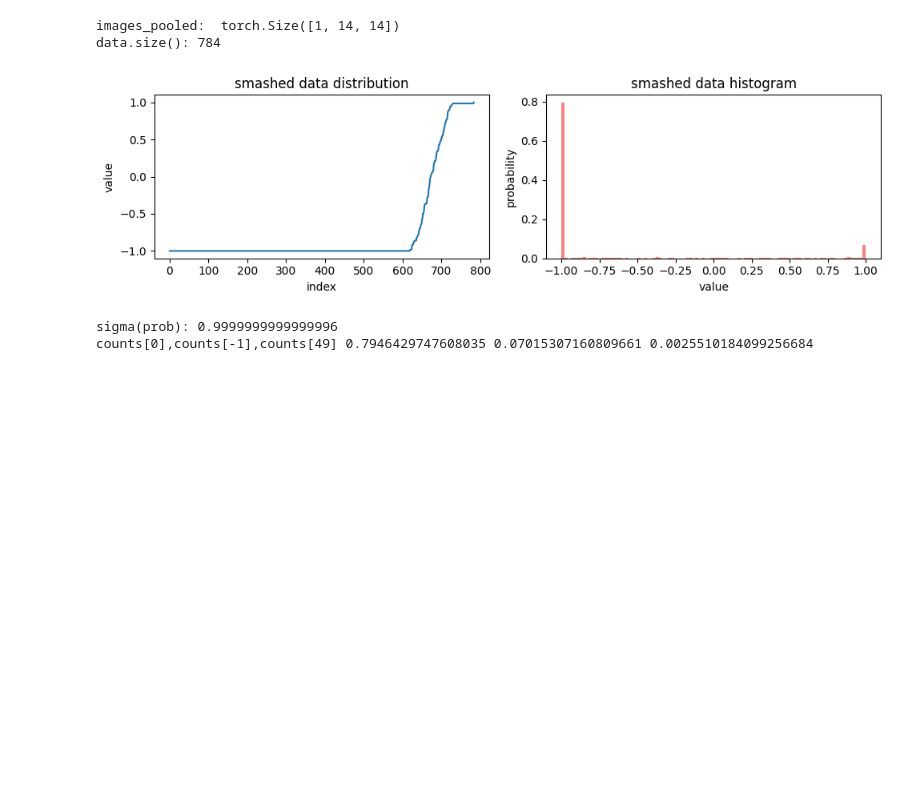
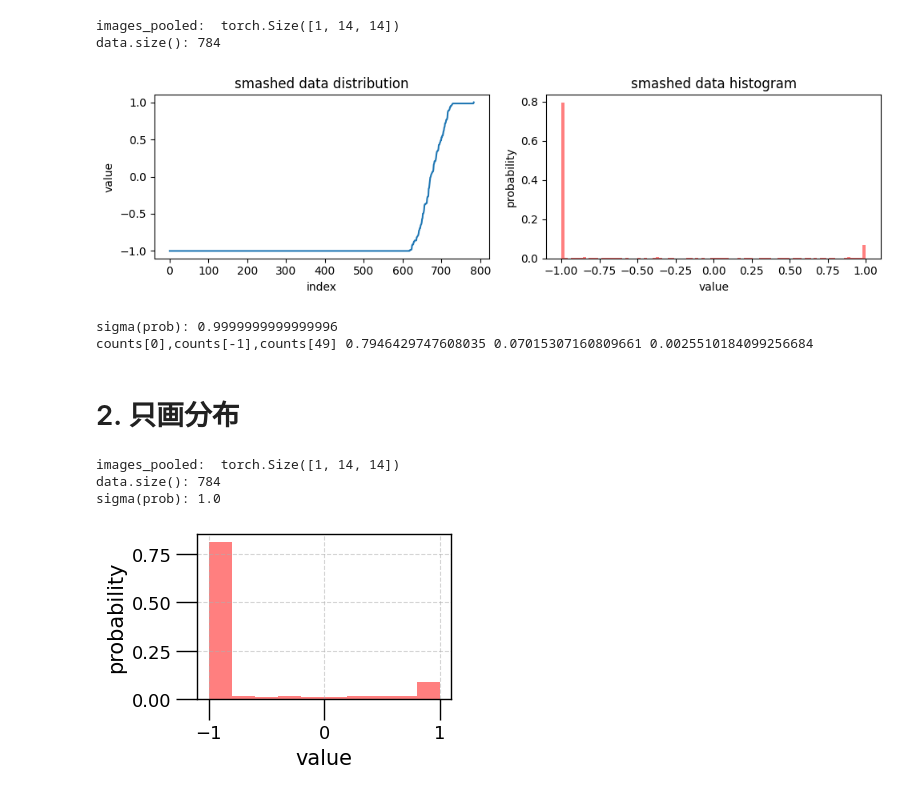
Before and after one commit to Fintech0517/PP-Split, a Jupyter notebook: target_model/dataset.ipynb, the cells around one changed output. Cells and saved outputs as stored; diff of their text form; code cells hidden in the pictures; blank space fills up the shorter version.

```diff
--- a/target_model/dataset.ipynb
+++ b/target_model/dataset.ipynb
@@ -8,5 +45,6 @@ from target_model.data_preprocessing.preprocess_mnist import get_mnist_normalize
 # %%
-train_loader, test_loader = get_mnist_normalize(batch_size=1,test_bs=1)
-# train_loader, test_loader = get_cifar10_normalize(batch_size=1,test_bs=1)
-one_image = next(iter(train_loader))[0]
-print(one_image.shape)
+mnist_train_loader, mnist_test_loader = get_mnist_normalize(batch_size=1,test_bs=1)
+cifar10_train_loader, cifar10_test_loader = get_cifar10_normalize(batch_size=1,test_bs=1)
+mnist_one_image = next(iter(mnist_train_loader))[0]
+cifar10_one_image = next(iter(cifar10_train_loader))[0]
+# print(one_image.shape)
@@ -37,13 +57,13 @@ tensor([[[-1.0000, -1.0000, -1.0000, -1.0000, -1.0000, -1.0000, -1.0000,
 import numpy as np
 import matplotlib.pyplot as plt
 
-def plot_smashed_distribution(smashed_data,start = -1, end = 1):
+def plot_smashed_distribution_and_accumulated(smashed_data,start = -1, end = 1):
     data = smashed_data.flatten().numpy() # 拉平后的数据
     data_sort = np.sort(data) # 排序后的拉平数据
     data_size = np.size(data) # 数据的大小
 
     print("data.size():",data_size)
-    counts, buckets = np.histogram(data, bins=100 if 100 < data_size else data_size, density=True)
+    counts, buckets = np.histogram(data, bins=1000 if 1000 < data_size else data_size, density=True)
     # counts, buckets = np.histogram(data, bins=10, density=True)
 
     # 画图 index-value 图1
@@ -83,3 +103,51 @@ data.size(): 784
 [figure]
 sigma(prob): 0.9999999999999996
 counts[0],counts[-1],counts[49] 0.7946429747608035 0.07015307160809661 0.0025510184099256684
+# %% [markdown]
+# 2. 只画分布
+# %%
+# 只画distribution
+# 看分布
+import numpy as np
+import matplotlib.pyplot as plt
+
+def plot_smashed_distribution(smashed_data,start = -1, end = 1):
+    data = smashed_data.flatten().numpy() # 拉平后的数据
+    data_sort = np.sort(data) # 排序后的拉平数据
+    data_size = np.size(data) # 数据的大小
+
+    print("data.size():",data_size)
+    counts, buckets = np.histogram(data, bins=10 if 10 < data_size else data_size, density=True)
+    # counts, buckets = np.histogram(data, bins=10, density=True)
+
+    # 画图 index-value 图1
+    plt.figure(figsize=(4,6))
+
+    # 画图 value-probability 图2
+    counts = counts/np.sum(counts) # 如果start和end不是[0，1]就都要用
+    # edges = np.hstack((buckets,np.array([buckets[-1]+(buckets[1]-buckets[0])]))) # linespace
+    edges = buckets # histogram
+    plt.stairs(counts,edges,fill=True,color='red', alpha=0.5)
+    # plt.title('smashed data histogram')
+    # plt.xlabel('value')
+    plt.ylabel('probability')
+
+    plt.tight_layout()  # 自动调整子图布局
+    # plt.show()
+    # plt.savefig(f'smashed_data_distribution{time.time()}.png')
+    # 打印信息
+    print("sigma(prob):",np.sum(counts)) # 查看counts的量
+    # print("counts[0],counts[-1],counts[49]",counts[0],counts[-1],counts[49]) # 查看counts的量
+
+    # plt.savefig('data_intrinsic_CIFAR10-ref0.pdf', format='pdf',bbox_inches='tight')
+    plt.savefig('data_intrinsic_MNIST-ref0.pdf', format='pdf',bbox_inches='tight')
+
+from torch.nn.functional import avg_pool2d
+pooled_image = avg_pool2d(one_image[0],kernel_size=2)
+print('images_pooled: ',pooled_image.shape)
+plot_smashed_distribution(one_image[0])
+# %% [output]
+images_pooled:  torch.Size([1, 14, 14])
+data.size(): 784
+sigma(prob): 1.0
+[figure, added]
```
Also changed, not shown: parts of 6 cells of this notebook, 21 other files.
